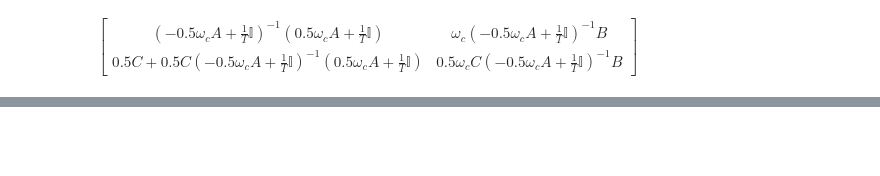
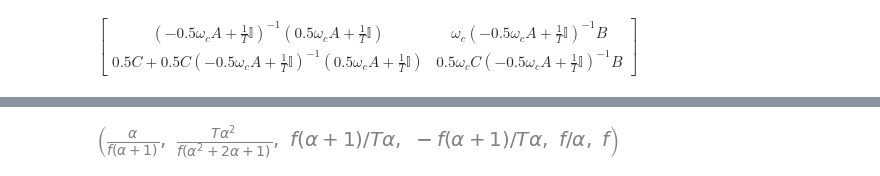
Before and after one commit to multivac61/dsp, a Jupyter notebook: kurt_filter_discretization.ipynb, the cells around one changed output, grey strips where cells are left out. Drawn from its saved outputs; the diff is of its cells as text; code cells hidden in the pictures; blank space fills up the shorter version.

Commit message:
Began working on alpha numerical scheme 🧐

```diff
--- a/kurt_filter_discretization.ipynb
+++ b/kurt_filter_discretization.ipynb
@@ -173,0 +200,18 @@ These expressions match the results exactly when calculated using TPF-II as done
+# %%
+from sympy import *
+a, b, c, d, e, f = symbols('a, b, c, d, e, f')
+alpha, T = symbols("\\alpha, T")
+sol, *_ = solve(
+    (
+        Eq(c * a + d * a, 0),
+        Eq(c * a * T / (1 + alpha) + c * b, 1),
+        Eq(c * a * T * alpha / (1 + alpha) + d * b, 0),
+        Eq(f * a / (1 - e * a), 1),
+        Eq(e * b / (1 - e * a), T / (1 + alpha)),
+        Eq(f * b / (1 - e * a), alpha * T / (1 + alpha)),
+    ),
+    (a, b, c, d, e, f), exclude=(alpha, T))
+
+sol
+# %% [output]
+[figure, added]
```
Also changed, not shown: parts of 16 cells of this notebook.
